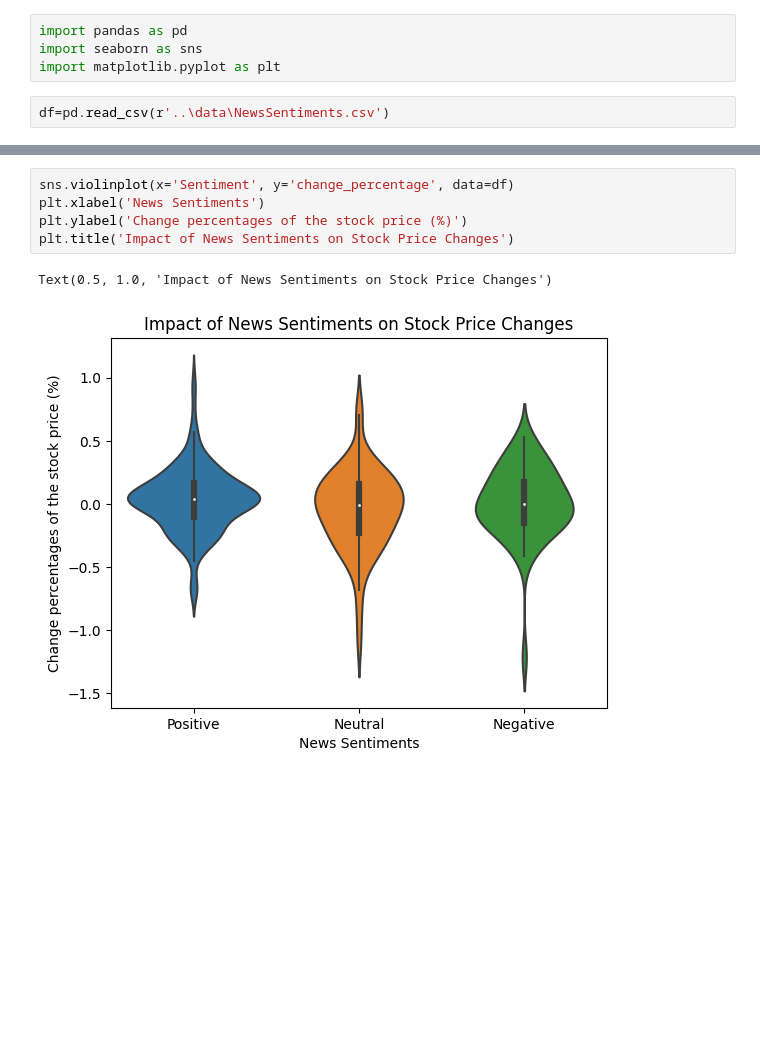
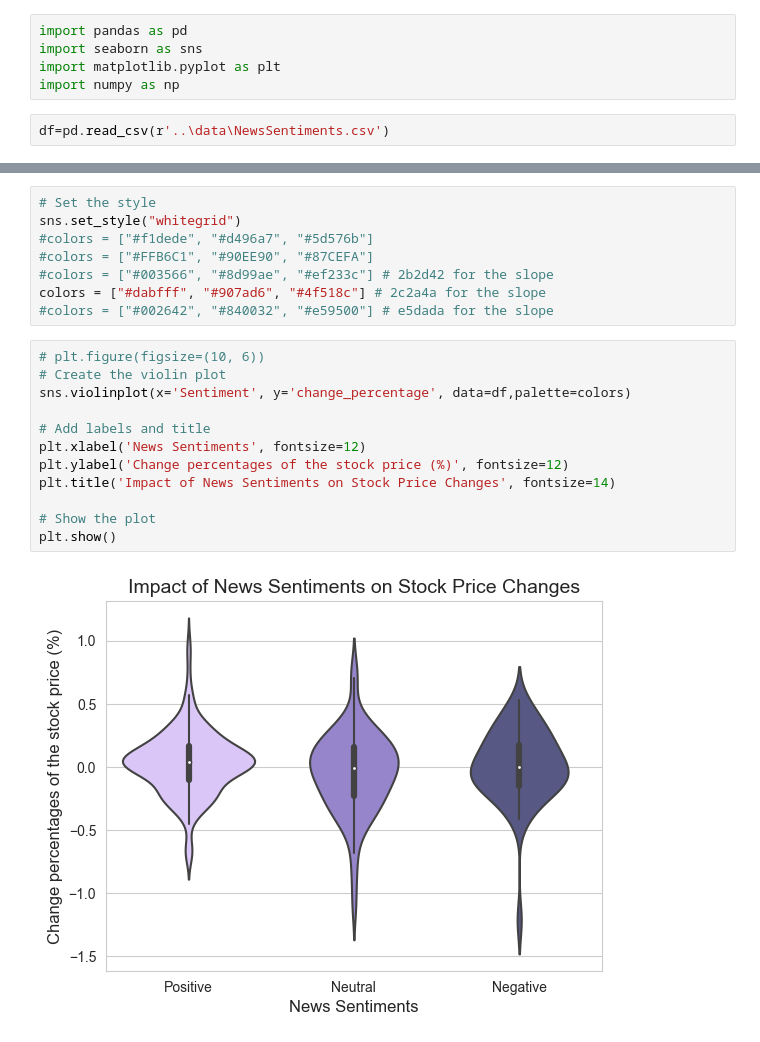
Before and after one commit to joudabihaidar/MarketMind, a Jupyter notebook: notebooks/visualizations.ipynb, the cells around one changed output, grey strips where cells are left out. Cells and saved outputs as stored; diff of their text form; blank space fills up the shorter version.

```diff
--- a/notebooks/visualizations.ipynb
+++ b/notebooks/visualizations.ipynb
@@ -2,6 +2,7 @@
 import pandas as pd
 import seaborn as sns
 import matplotlib.pyplot as plt
+import numpy as np
 # %%
 df=pd.read_csv(r'..\data\NewsSentiments.csv')
 # %%
@@ -21,12 +22,26 @@ df.head(1)
 # %% [output]
 |  | Date | article_title | article | source_name | source_link | ticker_symbol | stock_price | ... |
 | 0 | 2024-04-29 19:59:00 | Apple Earnings: Time to Take a Bite? | It’s another busy slate of earnin... | Yahoo Finance | https://finance.yahoo.com/news/ap... | AAPL | 173.824997 | ... |
+# %%
+# Set the style
+sns.set_style("whitegrid")
+#colors = ["#f1dede", "#d496a7", "#5d576b"]
+#colors = ["#FFB6C1", "#90EE90", "#87CEFA"]
+#colors = ["#003566", "#8d99ae", "#ef233c"] # 2b2d42 for the slope
+colors = ["#dabfff", "#907ad6", "#4f518c"] # 2c2a4a for the slope
+#colors = ["#002642", "#840032", "#e59500"] # e5dada for the slope
 # %%
-sns.violinplot(x='Sentiment', y='change_percentage', data=df)
-plt.xlabel('News Sentiments')
-plt.ylabel('Change percentages of the stock price (%)')
-plt.title('Impact of News Sentiments on Stock Price Changes')
+# plt.figure(figsize=(10, 6))
+# Create the violin plot
+sns.violinplot(x='Sentiment', y='change_percentage', data=df,palette=colors)
+
+# Add labels and title
+plt.xlabel('News Sentiments', fontsize=12)
+plt.ylabel('Change percentages of the stock price (%)', fontsize=12)
+plt.title('Impact of News Sentiments on Stock Price Changes', fontsize=14)
+
+# Show the plot
+plt.show()
 # %% [output]
-Text(0.5, 1.0, 'Impact of News Sentiments on Stock Price Changes')
-[figure, old version]
+[figure, new version]
 # %%
```
Also changed, not shown: parts of 4 cells of this notebook, 3 other files.
